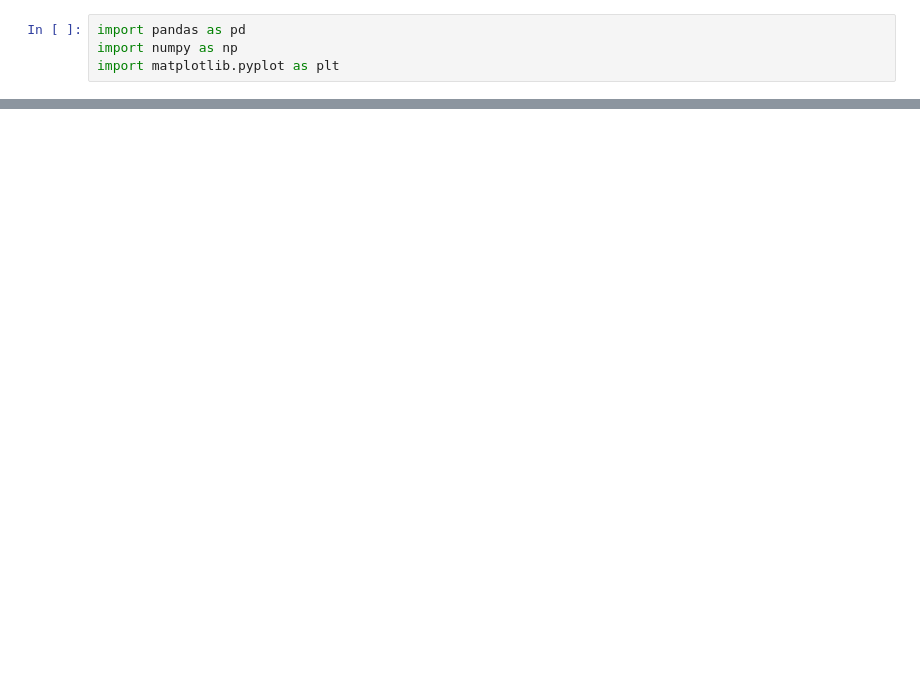
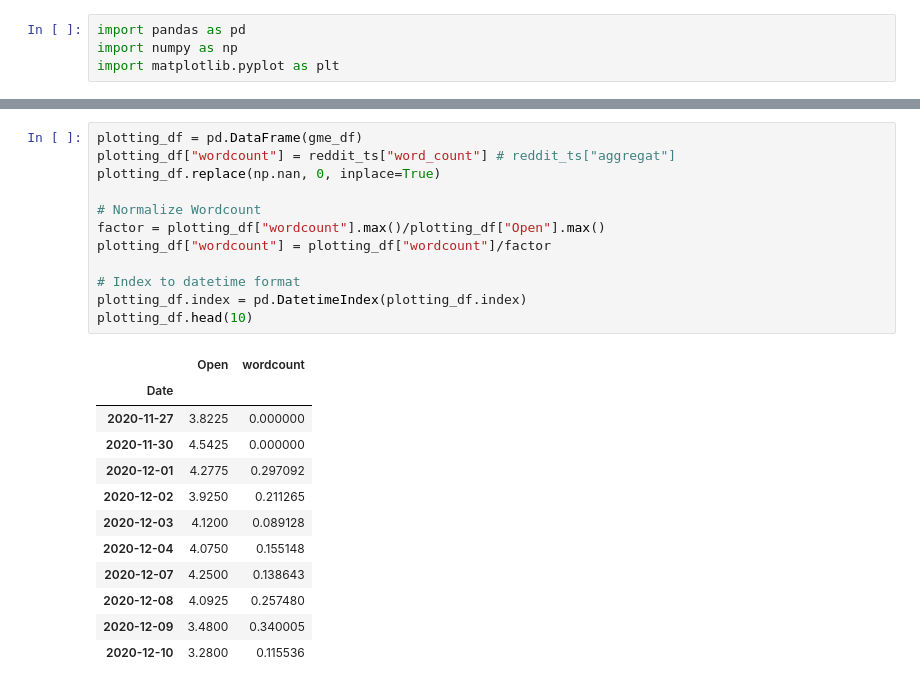
Before and after one commit to adavidho/Stonkscast, a Jupyter notebook: explorative_jh/explorative_analysis.ipynb, the cells around one changed output, grey strips where cells are left out. Drawn from its saved outputs; the diff is of its cells as text; blank space fills up the shorter version.

```diff
--- a/explorative_jh/explorative_analysis.ipynb
+++ b/explorative_jh/explorative_analysis.ipynb
@@ -27,0 +46,25 @@ reddit_ts.shape
+# %%
+plotting_df = pd.DataFrame(gme_df)
+plotting_df["wordcount"] = reddit_ts["word_count"] # reddit_ts["aggregat"]
+plotting_df.replace(np.nan, 0, inplace=True)
+
+# Normalize Wordcount
+factor = plotting_df["wordcount"].max()/plotting_df["Open"].max()
+plotting_df["wordcount"] = plotting_df["wordcount"]/factor
+
+# Index to datetime format
+plotting_df.index = pd.DatetimeIndex(plotting_df.index)
+plotting_df.head(10)
+# %% [output]
+|  | Open | wordcount |
+| Date |  |  |
+| 2020-11-27 | 3.8225 | 0.000000 |
+| 2020-11-30 | 4.5425 | 0.000000 |
+| 2020-12-01 | 4.2775 | 0.297092 |
+| 2020-12-02 | 3.9250 | 0.211265 |
+| 2020-12-03 | 4.1200 | 0.089128 |
+| 2020-12-04 | 4.0750 | 0.155148 |
+| 2020-12-07 | 4.2500 | 0.138643 |
+| 2020-12-08 | 4.0925 | 0.257480 |
+| 2020-12-09 | 3.4800 | 0.340005 |
+| 2020-12-10 | 3.2800 | 0.115536 |
```
Also changed, not shown: parts of 9 cells of this notebook.
